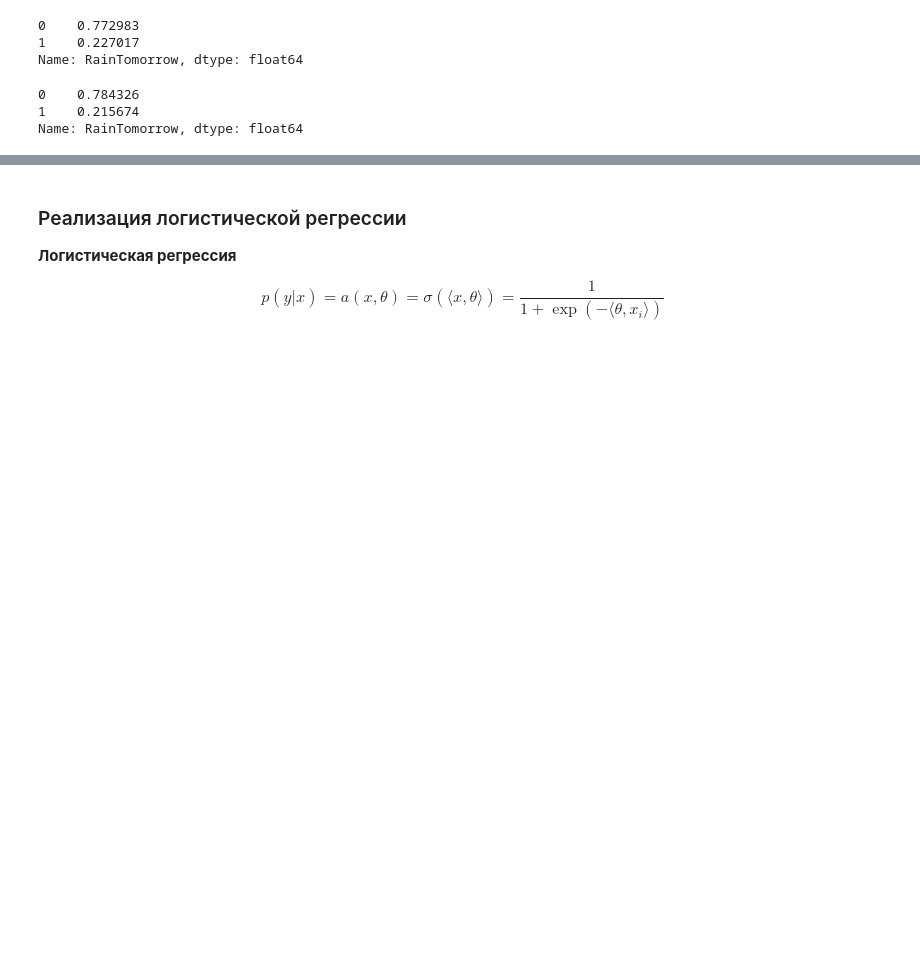
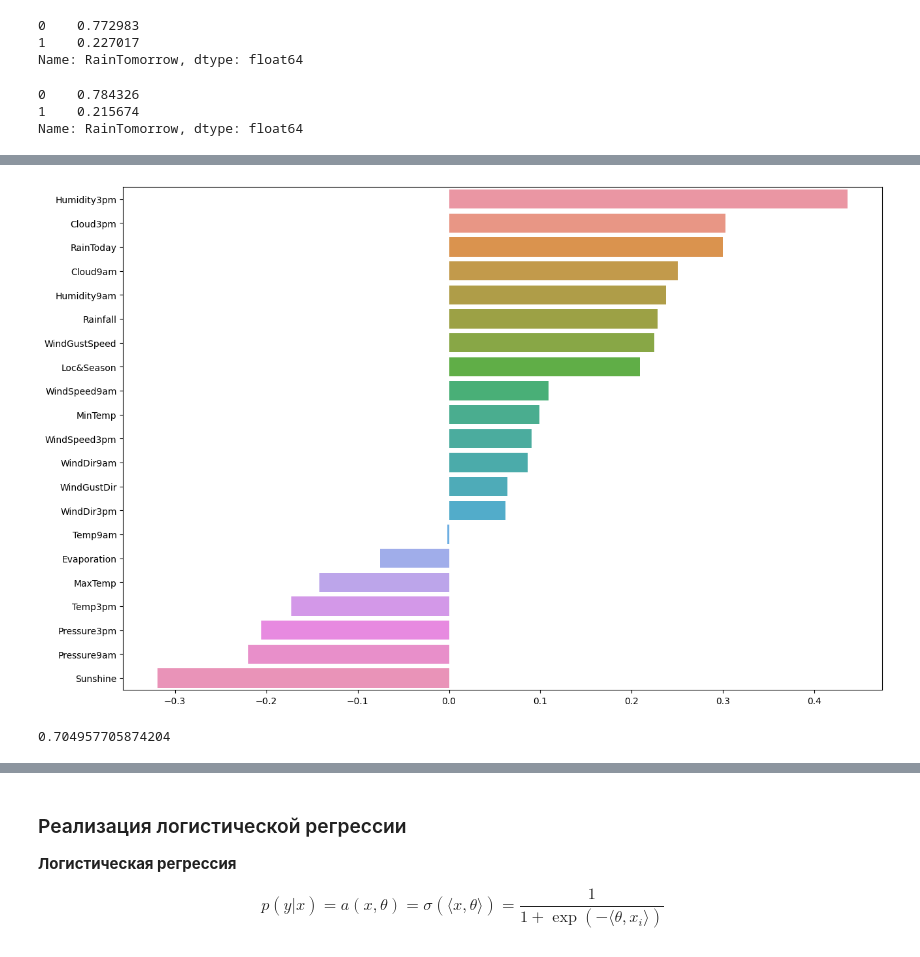
Before and after one commit to ladudin/HW-ClassicML, a Jupyter notebook: lecture03/Homework/DZ2_DONE.ipynb, the cells around one changed output, grey strips where cells are left out. Saved outputs shown, nothing was run; the diff lists cells and outputs as text; code cells hidden in the pictures; blank space fills up the shorter version.

```diff
--- a/lecture03/Homework/DZ2_DONE.ipynb
+++ b/lecture03/Homework/DZ2_DONE.ipynb
@@ -163,5 +157,3 @@ def get_season_number(datetime):
     if 9 <= month < 12:
         return 2
     return 3
-# %%
-X['season'] = X['Date'].apply(get_season_number)
@@ -170,2 +159,0 @@ del X['season']
-# %%
-X['month'] = X['Date'].dt.month
@@ -297,0 +160,5 @@ weighted avg       0.83      0.83      0.83     35549
+# %%
+def get_loc_and_season(row):
+    return row['Location'] + ' ' + str(get_season_number(row['Date']))
+# %%
+X['Loc&Season'] = X.apply(get_loc_and_season, axis=1)
@@ -297,0 +180,13 @@ weighted avg       0.83      0.83      0.83     35549
+# %%
+X_mean = X.mean()
+
+X_train = X_train.fillna(X_mean)
+X_test = X_test.fillna(X_mean)
+
+correlations = WOEEncoder().fit_transform(X_train, y_train).corrwith(y_train).sort_values(ascending=False)
+
+plot = sns.barplot(y=correlations.index, x=correlations)
+plot.figure.set_size_inches(15, 10)
+plot.figure.show()
+# %% [output]
+[figure, added]
@@ -297,0 +203,4 @@ weighted avg       0.83      0.83      0.83     35549
+# %%
+roc_auc_score(y_test, y_pred)
+# %% [output]
+0.704957705874204
```
Also changed, not shown: parts of 71 cells of this notebook, 4 other files.
